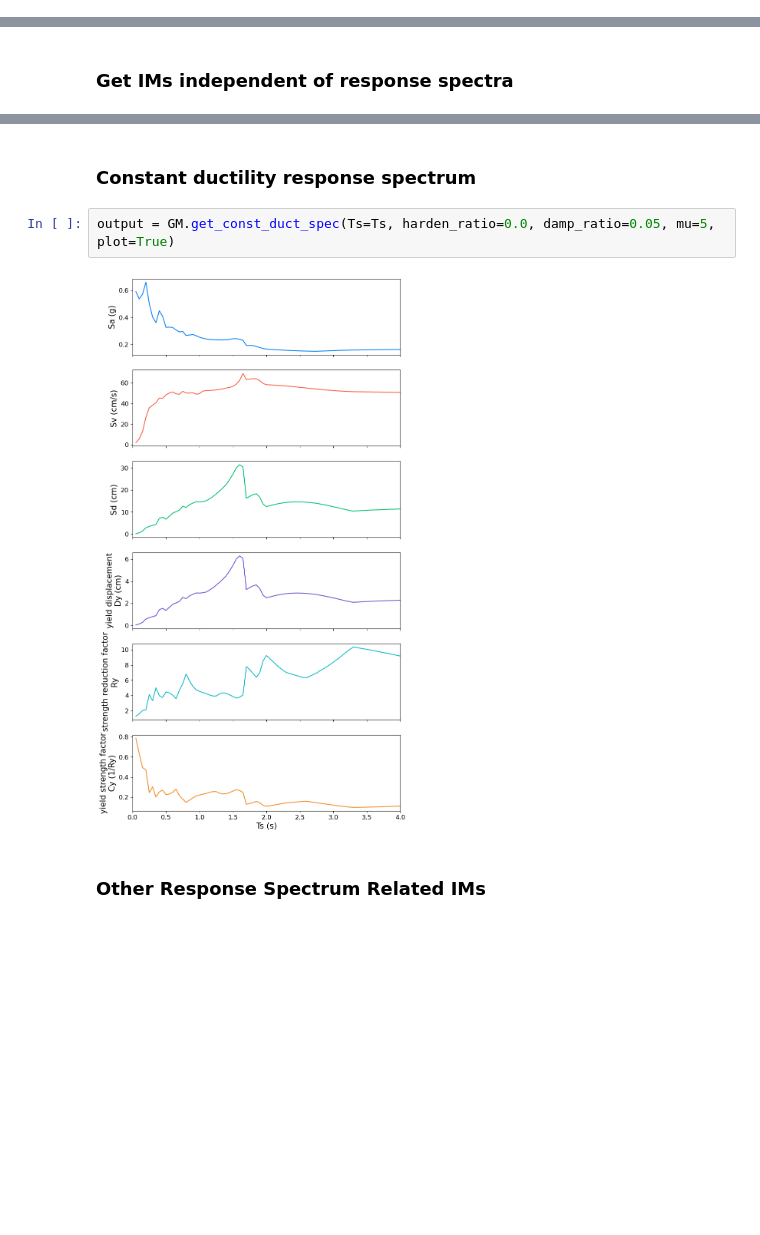
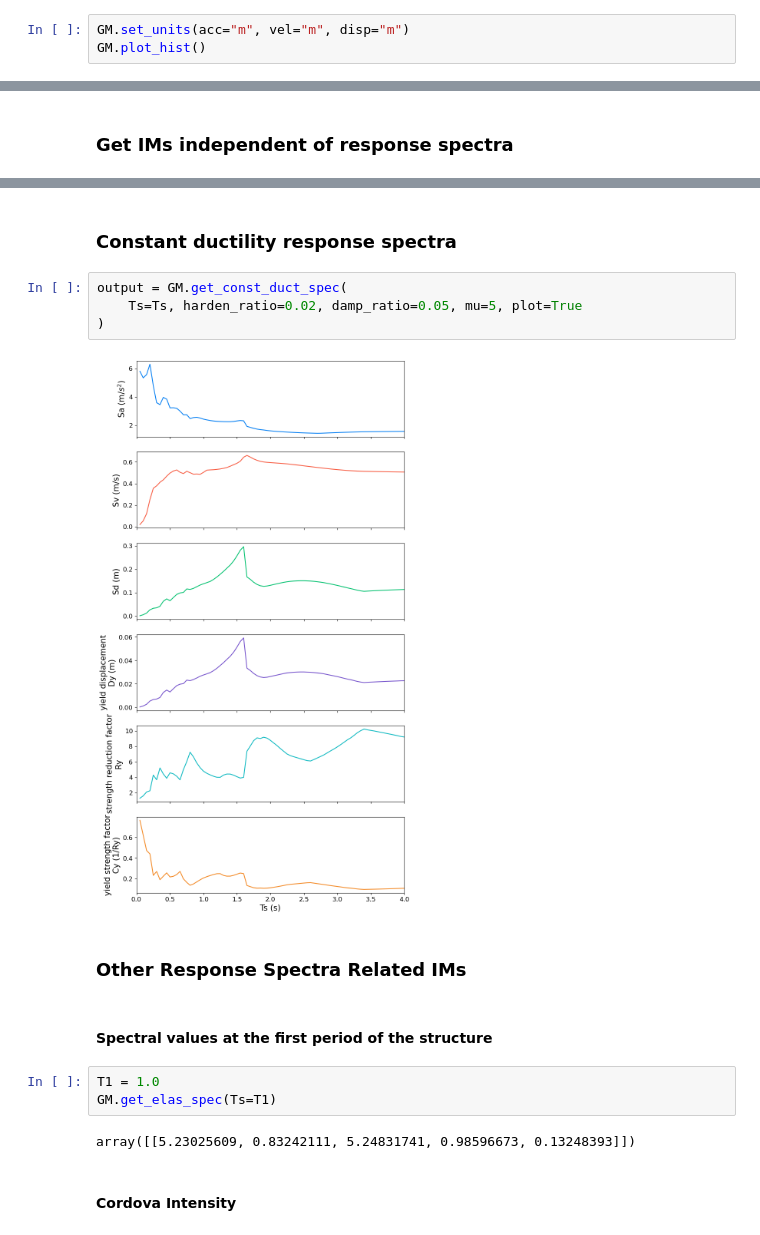
Before and after one commit to yexiang1992/gmspy, a Jupyter notebook: docs/source/src/intro.ipynb, the cells around one changed output, grey strips where cells are left out. Drawn from its saved outputs; the diff is of its cells as text; blank space fills up the shorter version.

```diff
--- a/docs/source/src/intro.ipynb
+++ b/docs/source/src/intro.ipynb
@@ -80,0 +93,3 @@ disp-unit: cm
+# %%
+GM.set_units(acc="m", vel="m", disp="m")
+GM.plot_hist()
@@ -116,11 +137,22 @@ output = GM.get_fou_pow_spec(plot=True)
 # %% [markdown]
-### Constant ductility response spectrum
+### Constant ductility response spectra
 # %%
-output = GM.get_const_duct_spec(Ts=Ts, harden_ratio=0.0, damp_ratio=0.05, mu=5, plot=True)
+output = GM.get_const_duct_spec(
+    Ts=Ts, harden_ratio=0.02, damp_ratio=0.05, mu=5, plot=True
+)
 # %% [output]
-[figure, old version]
+[figure, new version]
 # %% [markdown]
-### Other Response Spectrum Related IMs
+### Other Response Spectra Related IMs
+# %% [markdown]
+#### Spectral values at the first period of the structure
+# %%
+T1 = 1.0
+GM.get_elas_spec(Ts=T1)
+# %% [output]
+array([[5.23025609, 0.83242111, 5.24831741, 0.98596673, 0.13248393]])
+# %% [markdown]
+#### Cordova Intensity
 # %%
 GM.get_sac(T1=1)
 # %% [output]
```
Also changed, not shown: parts of 34 cells of this notebook, 34 other files.
